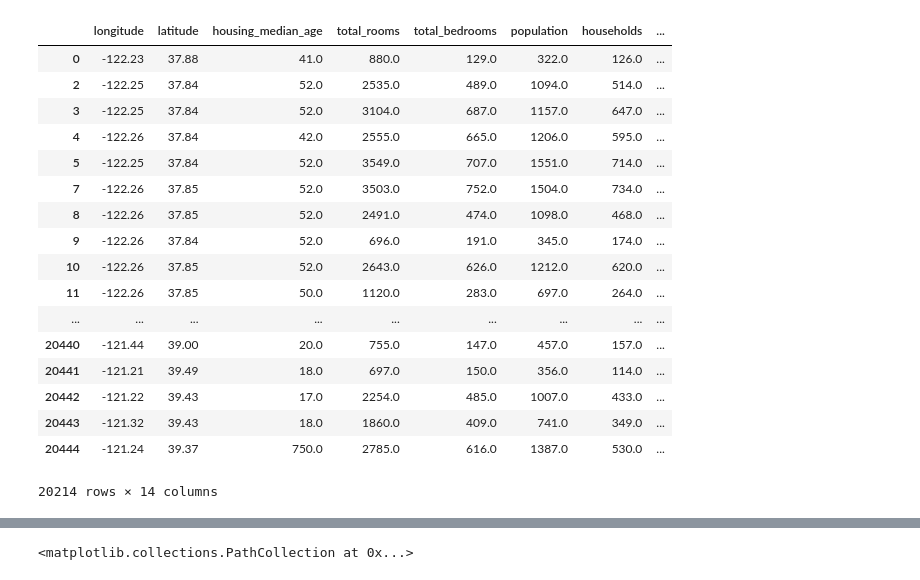
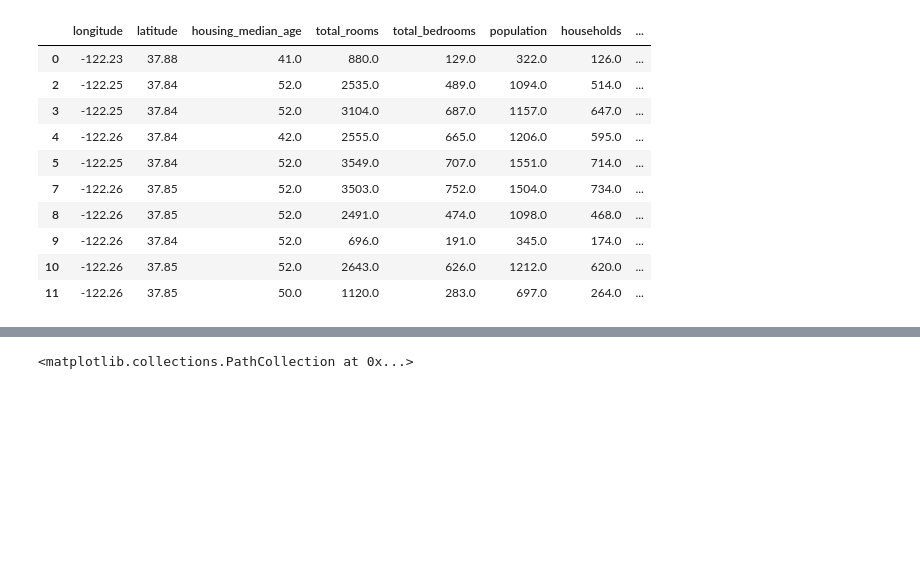
Before and after one commit to Levon27/Intelig-ncia-Artificial, a Jupyter notebook: ia_tiago_california.ipynb, the cells around one changed output, grey strips where cells are left out. Cells and saved outputs as stored; diff of their text form; code cells hidden in the pictures; blank space fills up the shorter version.

```diff
--- a/ia_tiago_california.ipynb
+++ b/ia_tiago_california.ipynb
@@ -74,31 +60,24 @@ df_sem_na
 # %%
 ocean_prox = df_sem_na['ocean_proximity']
 one_hot = pd.get_dummies(ocean_prox)
 df_one_hot = pd.concat([df_sem_na,one_hot],axis=1) #junta o df com o one-hotting
 df_one_hot = df_one_hot.drop('ocean_proximity',axis='columns')
 
 df_one_hot = df_one_hot.apply(pd.to_numeric,errors='coerce') #converte pra numerico
 
-df_one_hot
+df_one_hot.head(10)
 # %% [output]
 |  | longitude | latitude | housing_median_age | total_rooms | total_bedrooms | population | households | ... |
 | 0 | -122.23 | 37.88 | 41.0 | 880.0 | 129.0 | 322.0 | 126.0 | ... |
 | 2 | -122.25 | 37.84 | 52.0 | 2535.0 | 489.0 | 1094.0 | 514.0 | ... |
 | 3 | -122.25 | 37.84 | 52.0 | 3104.0 | 687.0 | 1157.0 | 647.0 | ... |
 | 4 | -122.26 | 37.84 | 42.0 | 2555.0 | 665.0 | 1206.0 | 595.0 | ... |
 | 5 | -122.25 | 37.84 | 52.0 | 3549.0 | 707.0 | 1551.0 | 714.0 | ... |
 | 7 | -122.26 | 37.85 | 52.0 | 3503.0 | 752.0 | 1504.0 | 734.0 | ... |
 | 8 | -122.26 | 37.85 | 52.0 | 2491.0 | 474.0 | 1098.0 | 468.0 | ... |
 | 9 | -122.26 | 37.84 | 52.0 | 696.0 | 191.0 | 345.0 | 174.0 | ... |
 | 10 | -122.26 | 37.85 | 52.0 | 2643.0 | 626.0 | 1212.0 | 620.0 | ... |
 | 11 | -122.26 | 37.85 | 50.0 | 1120.0 | 283.0 | 697.0 | 264.0 | ... |
-| ... | ... | ... | ... | ... | ... | ... | ... | ... |
-| 20440 | -121.44 | 39.00 | 20.0 | 755.0 | 147.0 | 457.0 | 157.0 | ... |
-| 20441 | -121.21 | 39.49 | 18.0 | 697.0 | 150.0 | 356.0 | 114.0 | ... |
-| 20442 | -121.22 | 39.43 | 17.0 | 2254.0 | 485.0 | 1007.0 | 433.0 | ... |
-| 20443 | -121.32 | 39.43 | 18.0 | 1860.0 | 409.0 | 741.0 | 349.0 | ... |
-| 20444 | -121.24 | 39.37 | 750.0 | 2785.0 | 616.0 | 1387.0 | 530.0 | ... |
-20214 rows × 14 columns
 # %%
 cols = df_one_hot.columns
 
```
Also changed, not shown: parts of 14 cells of this notebook, 1 other file.
